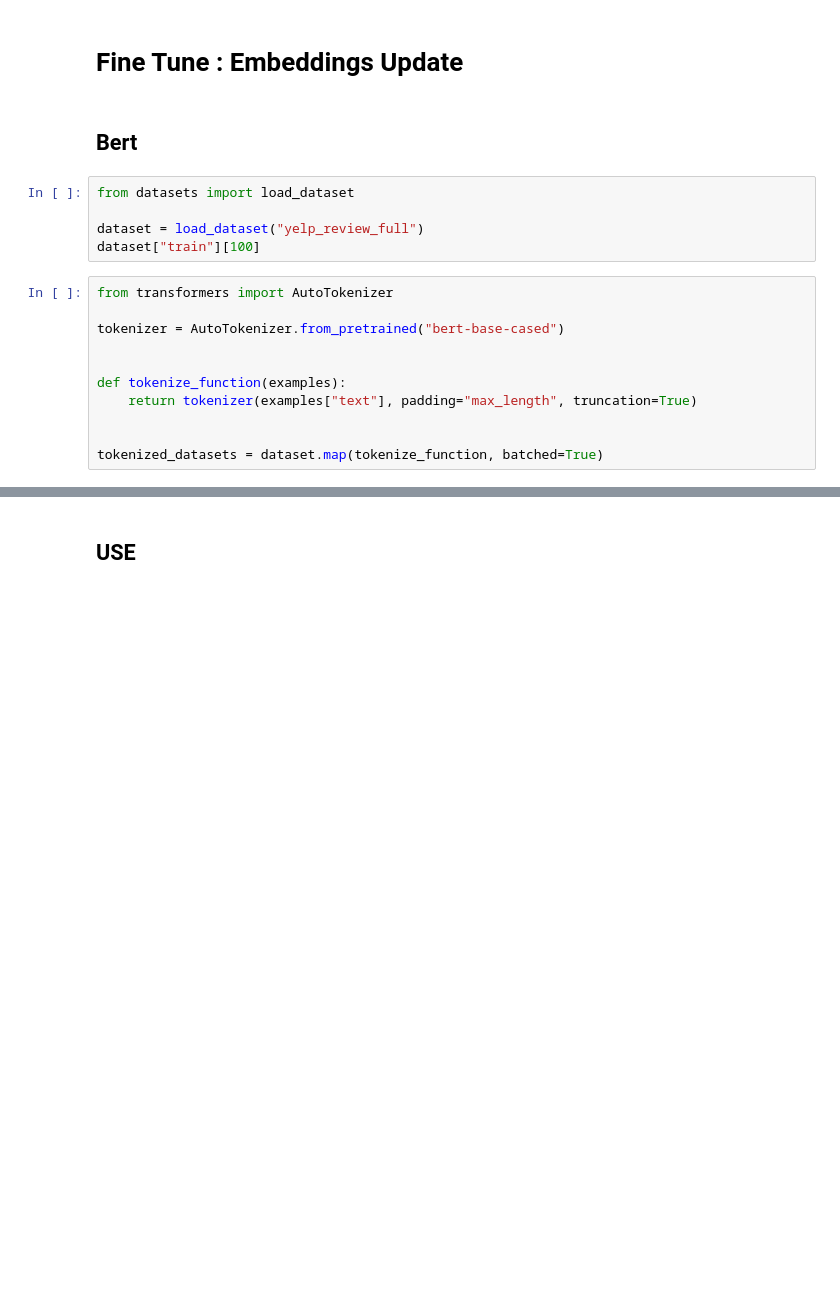
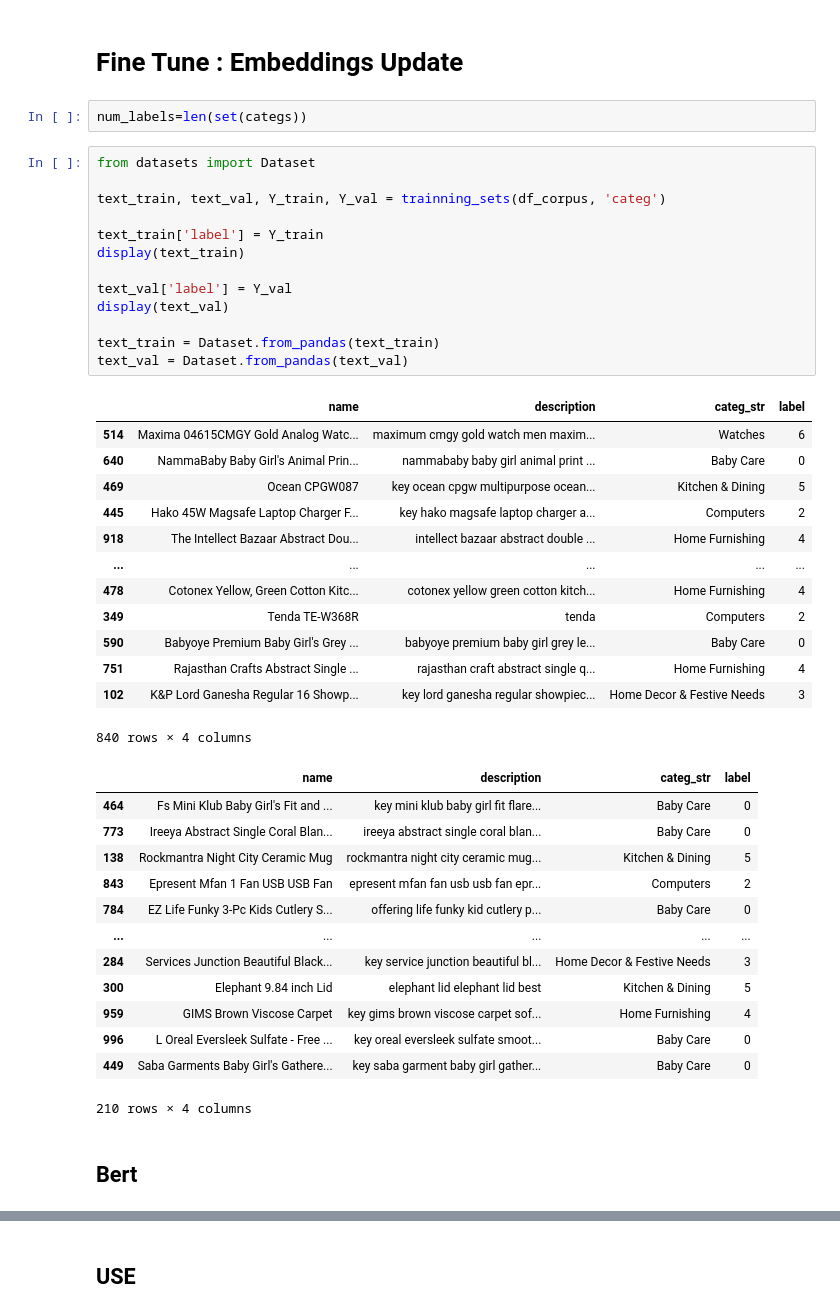
Before and after one commit to DrHadiNono/Notebooks-OC, a Jupyter notebook: Projets/P6/p6-text.ipynb, the cells around one changed output, grey strips where cells are left out. Drawn from its saved outputs; the diff is of its cells as text; blank space fills up the shorter version.

```diff
--- a/Projets/P6/p6-text.ipynb
+++ b/Projets/P6/p6-text.ipynb
@@ -1189,21 +1186,47 @@ display_scores(Scores)
 [figure]
 # %% [markdown]
 # Fine Tune : Embeddings Update
+# %%
+num_labels=len(set(categs))
+# %%
+from datasets import Dataset
+
+text_train, text_val, Y_train, Y_val = trainning_sets(df_corpus, 'categ')
+
+text_train['label'] = Y_train
+display(text_train)
+
+text_val['label'] = Y_val
+display(text_val)
+
+text_train = Dataset.from_pandas(text_train)
+text_val = Dataset.from_pandas(text_val)
+# %% [output]
+|  | name | description | categ_str | label |
+| 514 | Maxima 04615CMGY Gold Analog Watc... | maximum cmgy gold watch men maxim... | Watches | 6 |
+| 640 | NammaBaby Baby Girl's Animal Prin... | nammababy baby girl animal print ... | Baby Care | 0 |
+| 469 | Ocean CPGW087 | key ocean cpgw multipurpose ocean... | Kitchen & Dining | 5 |
+| 445 | Hako 45W Magsafe Laptop Charger F... | key hako magsafe laptop charger a... | Computers | 2 |
+| 918 | The Intellect Bazaar Abstract Dou... | intellect bazaar abstract double ... | Home Furnishing | 4 |
+| ... | ... | ... | ... | ... |
+| 478 | Cotonex Yellow, Green Cotton Kitc... | cotonex yellow green cotton kitch... | Home Furnishing | 4 |
+| 349 | Tenda TE-W368R | tenda | Computers | 2 |
+| 590 | Babyoye Premium Baby Girl's Grey ... | babyoye premium baby girl grey le... | Baby Care | 0 |
+| 751 | Rajasthan Crafts Abstract Single ... | rajasthan craft abstract single q... | Home Furnishing | 4 |
+| 102 | K&P Lord Ganesha Regular 16 Showp... | key lord ganesha regular showpiec... | Home Decor & Festive Needs | 3 |
+840 rows × 4 columns
+|  | name | description | categ_str | label |
+| 464 | Fs Mini Klub Baby Girl's Fit and ... | key mini klub baby girl fit flare... | Baby Care | 0 |
+| 773 | Ireeya Abstract Single Coral Blan... | ireeya abstract single coral blan... | Baby Care | 0 |
+| 138 | Rockmantra Night City Ceramic Mug | rockmantra night city ceramic mug... | Kitchen & Dining | 5 |
+| 843 | Epresent Mfan 1 Fan USB USB Fan | epresent mfan fan usb usb fan epr... | Computers | 2 |
+| 784 | EZ Life Funky 3-Pc Kids Cutlery S... | offering life funky kid cutlery p... | Baby Care | 0 |
+| ... | ... | ... | ... | ... |
+| 284 | Services Junction Beautiful Black... | key service junction beautiful bl... | Home Decor & Festive Needs | 3 |
+| 300 | Elephant 9.84 inch Lid | elephant lid elephant lid best | Kitchen & Dining | 5 |
+| 959 | GIMS Brown Viscose Carpet | key gims brown viscose carpet sof... | Home Furnishing | 4 |
+| 996 | L Oreal Eversleek Sulfate - Free ... | key oreal eversleek sulfate smoot... | Baby Care | 0 |
+| 449 | Saba Garments Baby Girl's Gathere... | key saba garment baby girl gather... | Baby Care | 0 |
+210 rows × 4 columns
 # %% [markdown]
 ## Bert
-# %%
-from datasets import load_dataset
-
-dataset = load_dataset("yelp_review_full")
-dataset["train"][100]
-# %%
-from transformers import AutoTokenizer
-
-tokenizer = AutoTokenizer.from_pretrained("bert-base-cased")
-
-
-def tokenize_function(examples):
-    return tokenizer(examples["text"], padding="max_length", truncation=True)
-
-
-tokenized_datasets = dataset.map(tokenize_function, batched=True)
```
Also changed, not shown: parts of 43 cells of this notebook, 13 other files.
